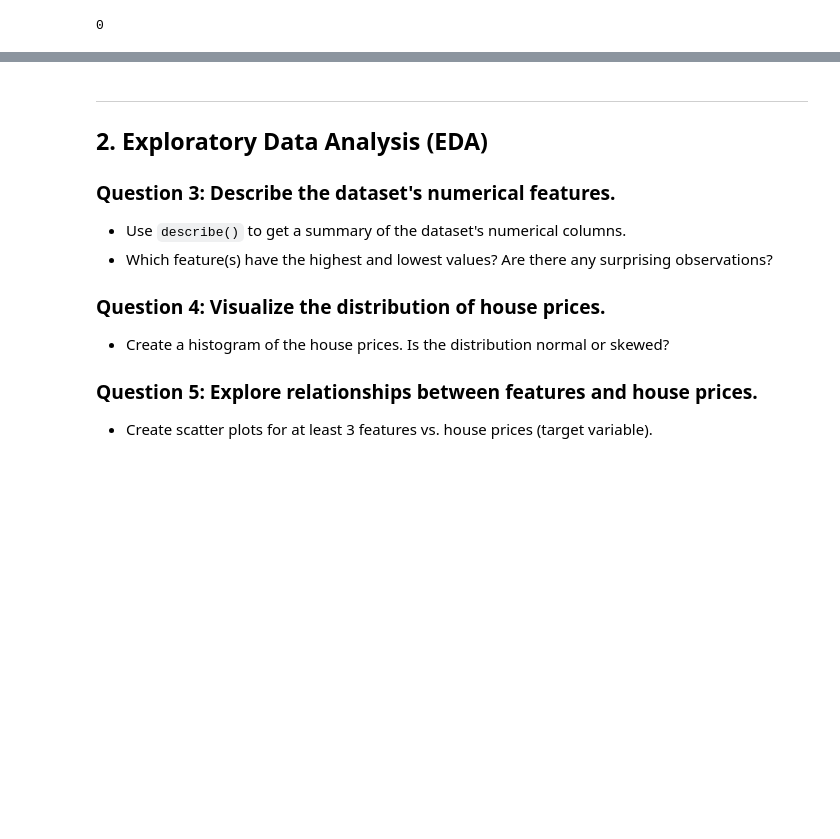
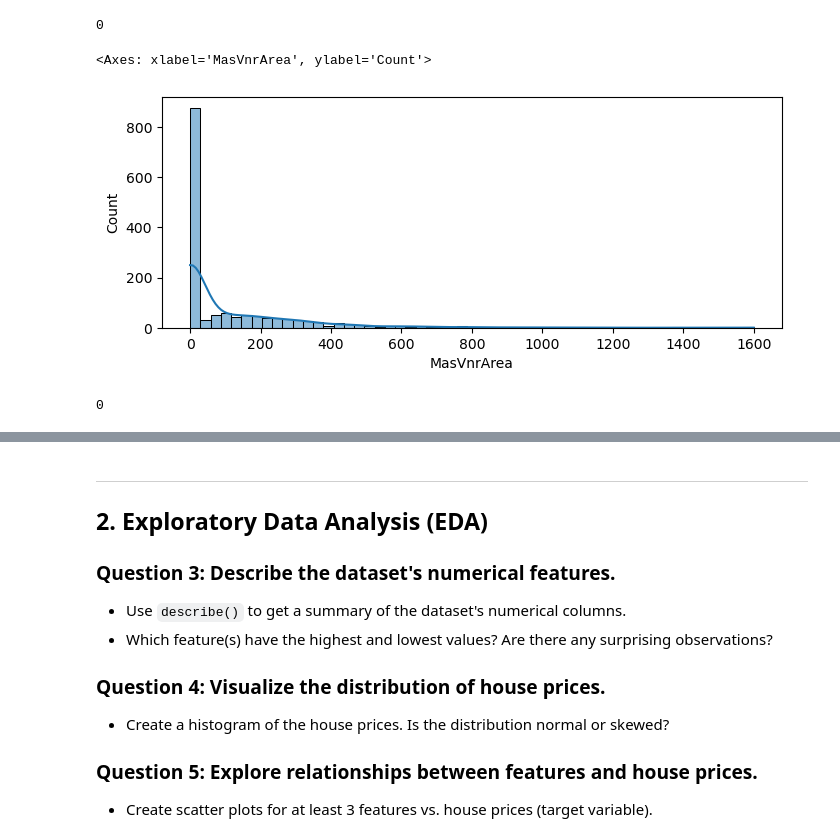
Before and after one commit to sergiimakhin/Redi, a Jupyter notebook: House_Prices/housing_price_assigment.ipynb, the cells around one changed output, grey strips where cells are left out. Saved outputs shown, nothing was run; the diff lists cells and outputs as text; code cells hidden in the pictures; blank space fills up the shorter version.

```diff
--- a/House_Prices/housing_price_assigment.ipynb
+++ b/House_Prices/housing_price_assigment.ipynb
@@ -108,3 +90,15 @@ df['LotFrontage'] = df['LotFrontage'].fillna(df['LotFrontage'].median())    # fi
 df['LotFrontage'].isnull().sum()                                            # check if nulls are filled
 # %% [output]
 0
+# %%
+# Explore the MasVnrArea feature (Masonry veneer area in square feet)
+plt.figure(figsize=(8, 3))
+sns.histplot(df['MasVnrArea'].dropna(), kde=True)
+# %% [output]
+<Axes: xlabel='MasVnrArea', ylabel='Count'>
+[figure, added]
+# %%
+df['MasVnrArea'] = df['MasVnrArea'].fillna(df['MasVnrArea'].median())       # fill nulls with median (most likely justified: no data because no masonry veneer)
+df['MasVnrArea'].isnull().sum()                                             # check if nulls are filled
+# %% [output]
+0
```
Also changed, not shown: parts of 14 cells of this notebook, 4 other files.
